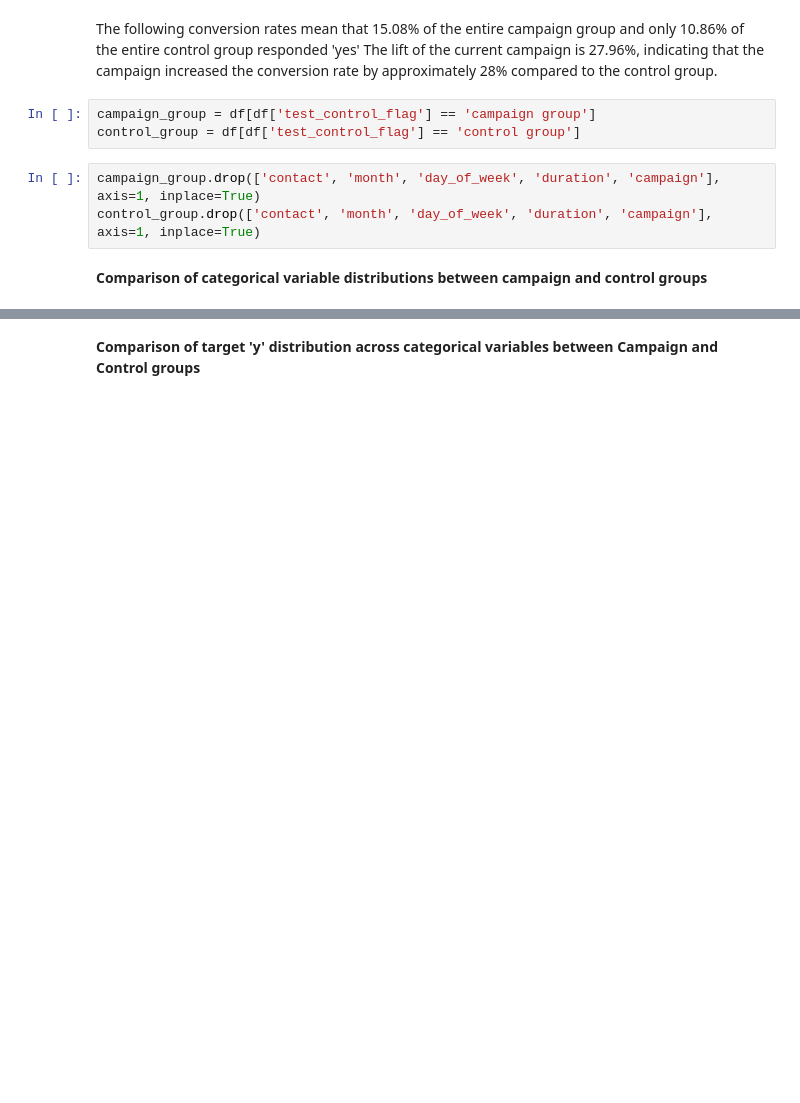
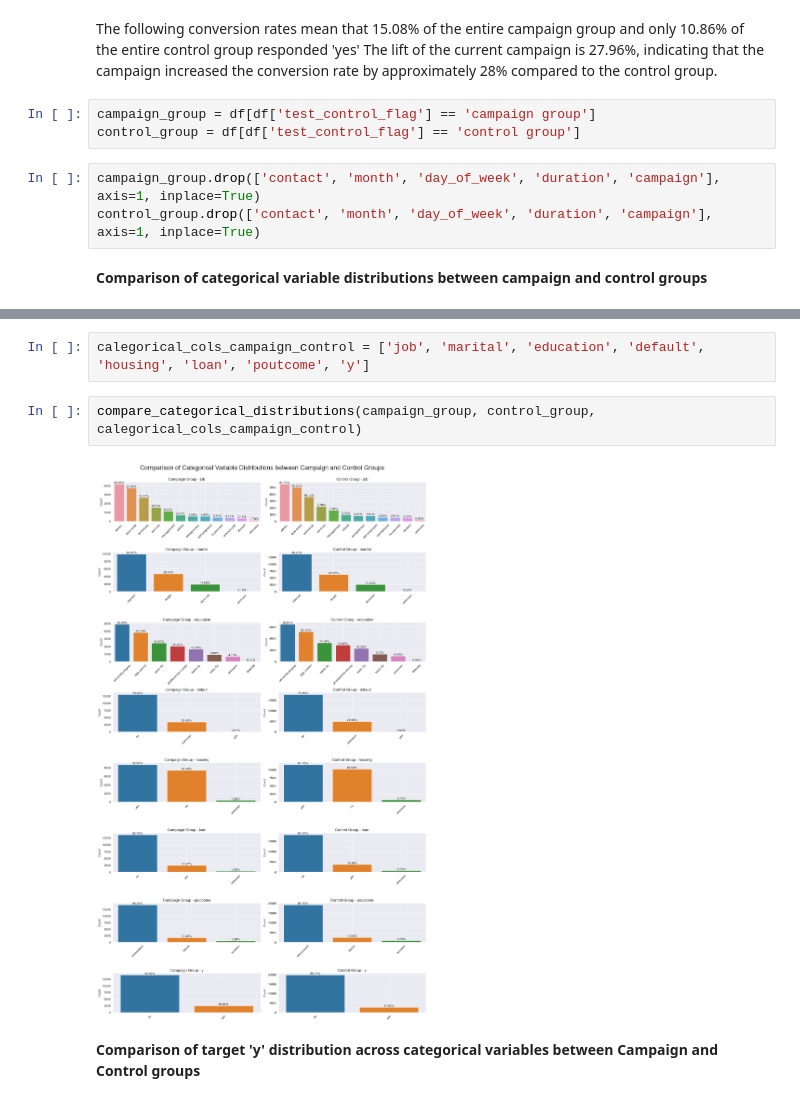
Before and after one commit to zuzannamiazio/RR_project, a Jupyter notebook: project_file.ipynb, the cells around one changed output, grey strips where cells are left out. Saved outputs shown, nothing was run; the diff lists cells and outputs as text; blank space fills up the shorter version.

```diff
--- a/project_file.ipynb
+++ b/project_file.ipynb
@@ -325,2 +235,8 @@ plt.show()
+# %%
+calegorical_cols_campaign_control = ['job', 'marital', 'education', 'default', 'housing', 'loan', 'poutcome', 'y']
+# %%
+compare_categorical_distributions(campaign_group, control_group, calegorical_cols_campaign_control)
+# %% [output]
+[figure, added]
 # %% [markdown]
 __Comparison of target 'y' distribution across categorical variables between Campaign and Control groups__
```
Also changed, not shown: parts of 27 cells of this notebook, 1 other file.
